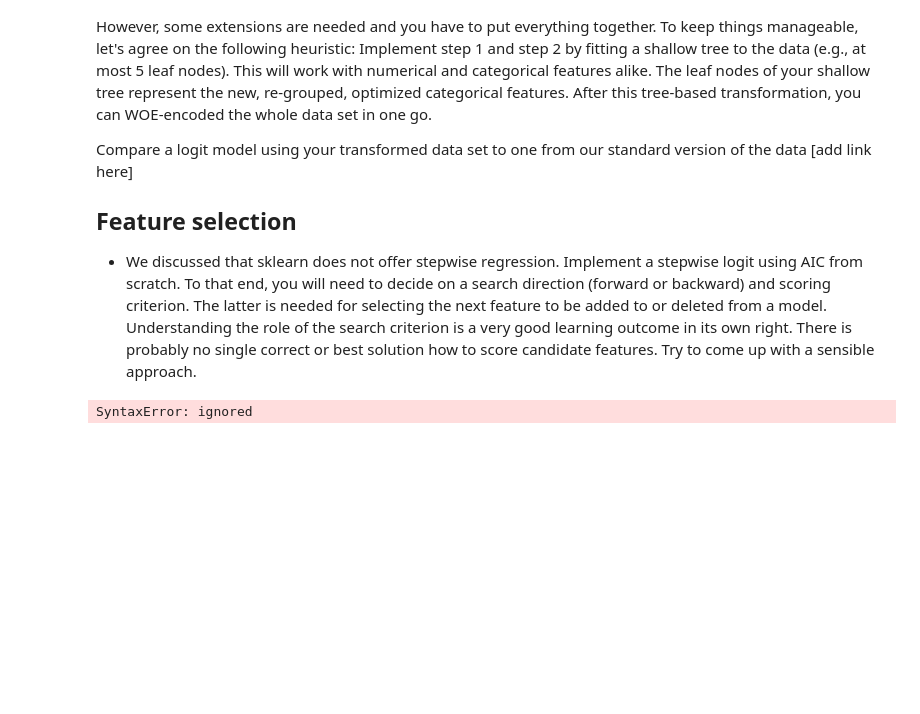
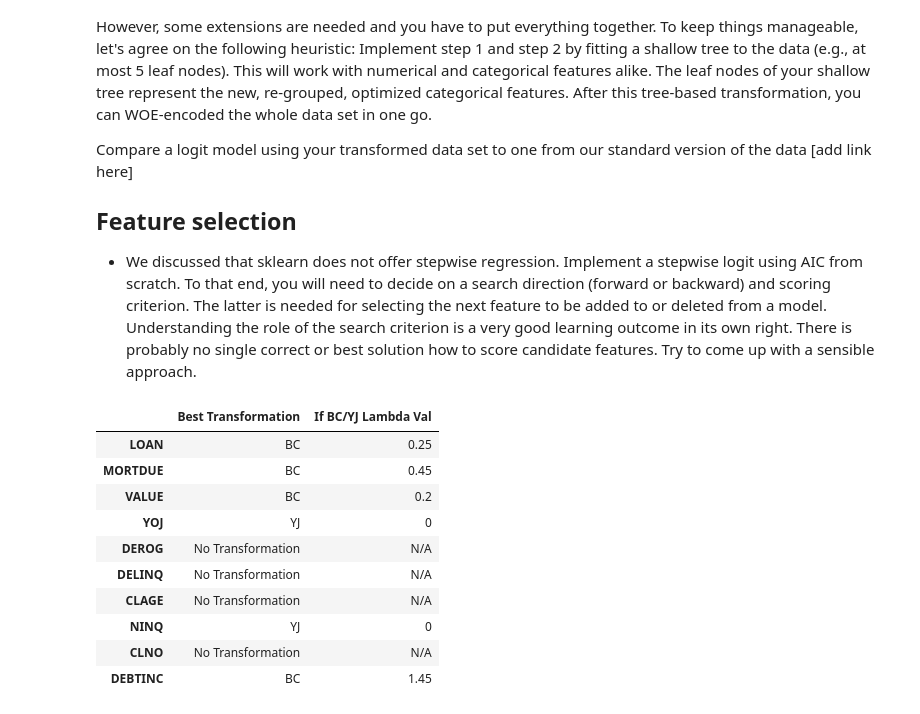
Before and after one commit to Humboldt-WI/bads, a Jupyter notebook: tutorials/9_nb_feature_engineering.ipynb, the cells around one changed output. Drawn from its saved outputs; the diff is of its cells as text; code cells hidden in the pictures; blank space fills up the shorter version.

```diff
--- a/tutorials/9_nb_feature_engineering.ipynb
+++ b/tutorials/9_nb_feature_engineering.ipynb
@@ -1245,7 +1255,7 @@ Compare a logit model using your transformed data set to one from our standard v
 ## Feature selection
 - We discussed that sklearn does not offer stepwise regression. Implement a stepwise logit using AIC from scratch. To that end, you will need to decide on a search direction (forward or backward) and scoring criterion. The latter is needed for selecting the next feature to be added to or deleted from a model. Understanding the role of the search criterion is a very good learning outcome in its own right. There is probably no single correct or best solution how to score candidate features. Try to come up with a sensible approach.
 # %%
-def opt_transformer_coef(var, transformer_type="yj"):
+def find_best_lambda(var, transformer_type="yj", show_eval=True):
 
     pvals = []
 
@@ -1256,7 +1266,7 @@ def opt_transformer_coef(var, transformer_type="yj"):
             raise ValueError("Feature values must be strictly positive")
 
         var_mod = np.log(var)  # check special case of coefficient = 0
-        test_stat = stats.normaltest(var_0)[1]
+        test_stat = stats.normaltest(var_mod)
         pvals.append(test_stat[1])  # only append p_val
 
         coef_range = [0] + np.arange(.05, 2, 0.05).tolist()
@@ -1269,7 +1279,7 @@ def opt_transformer_coef(var, transformer_type="yj"):
     if transformer_type=="yj":
 
         var_mod = np.empty_like(var)
-        coef_range = [0, 2] + np.arange(.05, 2, 0.05).tolist()
+        coef_range = [0, 2] + np.arange(.05, 2, 0.05).tolist() + np.arange(2.05, 4, 0.05).tolist()
 
         # check special case of coefficient = 0
         mask = (var >= 0)
@@ -1301,14 +1311,11 @@ def opt_transformer_coef(var, transformer_type="yj"):
     coef_range[max_ind]
     original_p = stats.normaltest(var)
 
-    print("The ideal is a p-value of 0.05 in the normal test.")
-    print("The original p-value for the normal test was: {}".format(original_p[1]))
-    print("The maximum p-value for the normal test was: {}".format(max(pvals)))
+    if show_eval:
+        print("The ideal is a p-value of 0.05 in the normal test.")
+        print("The original p-value for the normal test was: {}".format(original_p[1]))
+        print("The maximum p-value for the normal test was: {}".format(max(pvals)))
 
-    print("The optimal lambda is: {}".format(coef_range[max_ind]))
+        print("The optimal lambda in " + transformer_type+ " transformation is: {}".format(coef_range[max_ind]))
 
     return coef_range[max_ind]
-# %%
-def best_transform()
-# %% [output]
-SyntaxError: ignored
@@ -1314,0 +1370,14 @@ SyntaxError: ignored
+# %%
+best_transform(df)
+# %% [output]
+|  | Best Transformation | If BC/YJ Lambda Val |
+| LOAN | BC | 0.25 |
+| MORTDUE | BC | 0.45 |
+| VALUE | BC | 0.2 |
+| YOJ | YJ | 0 |
+| DEROG | No Transformation | N/A |
+| DELINQ | No Transformation | N/A |
+| CLAGE | No Transformation | N/A |
+| NINQ | YJ | 0 |
+| CLNO | No Transformation | N/A |
+| DEBTINC | BC | 1.45 |
```
Also changed, not shown: parts of 40 cells of this notebook.
